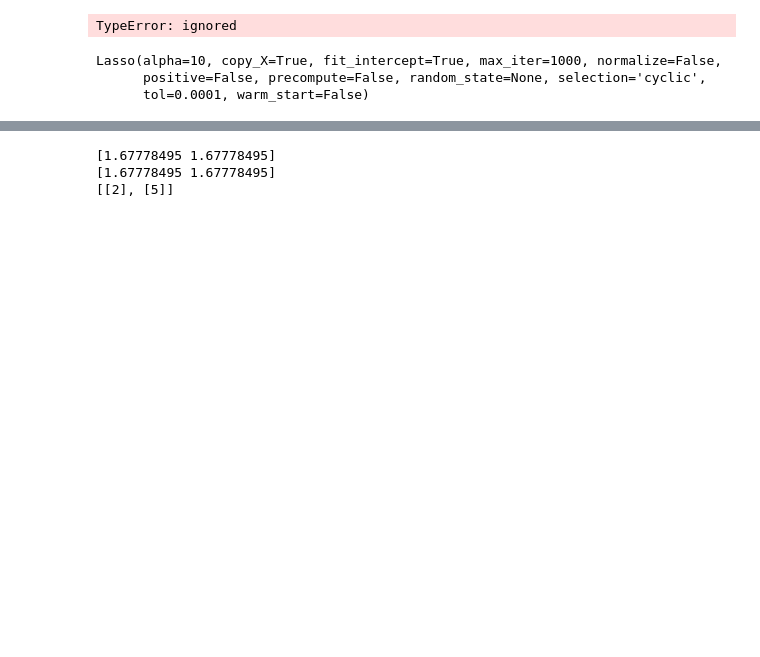
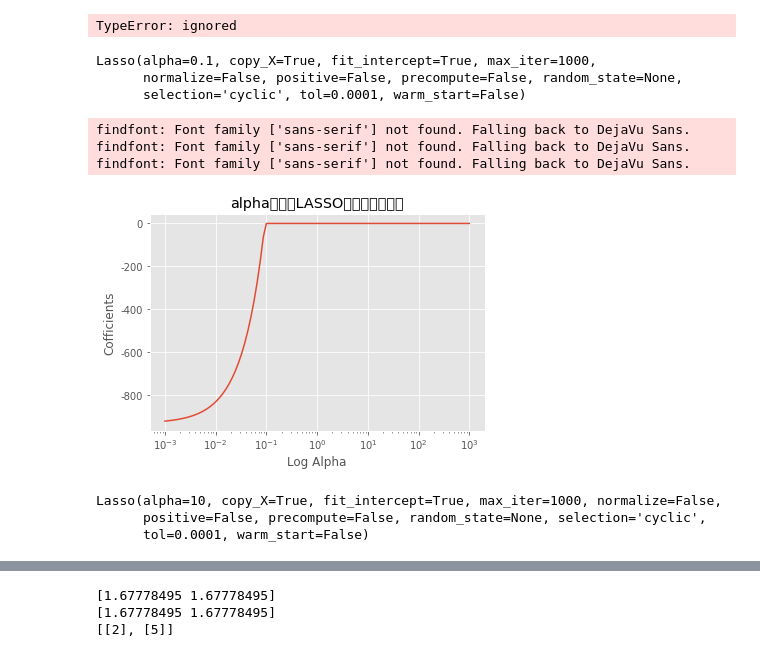
Before and after one commit to liuyunhaozz/Ml-learning, a Jupyter notebook: Linear regression/example-2/lm.ipynb, the cells around one changed output, grey strips where cells are left out. Saved outputs shown, nothing was run; the diff lists cells and outputs as text; code cells hidden in the pictures; blank space fills up the shorter version.

```diff
--- a/Linear regression/example-2/lm.ipynb
+++ b/Linear regression/example-2/lm.ipynb
@@ -151,0 +147,2 @@ Name: y, dtype: float64
+# %%
+X = X*1000
@@ -159,12 +164,46 @@ y = np.log(y)
 TypeError: ignored
 # %%
 lasso1 = Lasso(alpha=0.1)
-lasso1.fit(X, y)
+lasso1.fit(X, Y)
 # lasso2 = Lasso(alpha=1)
 # lasso2.fit(X, y)
 # lasso3 = Lasso(alpha=10)
 # lasso3.fit(X, y)
 # %% [output]
-Lasso(alpha=10, copy_X=True, fit_intercept=True, max_iter=1000, normalize=False,
-      positive=False, precompute=False, random_state=None, selection='cyclic',
-      tol=0.0001, warm_start=False)
+Lasso(alpha=0.1, copy_X=True, fit_intercept=True, max_iter=1000,
+      normalize=False, positive=False, precompute=False, random_state=None,
+      selection='cyclic', tol=0.0001, warm_start=False)
+# %%
+# 通过不确定的alphas值，生成不同的LASSO回归模型
+alphas = 10**np.linspace(-3,3,100)
+lasso_cofficients = []
+
+for alpha in alphas:
+    lasso = Lasso(alpha = alpha, normalize=True, max_iter=10000)
+    lasso.fit(X, Y)
+    lasso_cofficients.append(lasso.coef_)
+
+# 绘制alpha的对数与回归系数的关系# 中文乱码和坐标轴负号的处理
+plt.rcParams['font.sans-serif'] = ['Microsoft YaHei']
+plt.rcParams['axes.unicode_minus'] = False
+# 设置绘图风格
+plt.style.use('ggplot')
+plt.plot(alphas, lasso_cofficients)
+plt.xscale('log')
+plt.axis('tight')
+plt.title('alpha系数与LASSO回归系数的关系')
+plt.xlabel('Log Alpha')
+plt.ylabel('Cofficients')
+plt.show()
+# %% [output]
+findfont: Font family ['sans-serif'] not found. Falling back to DejaVu Sans.
+findfont: Font family ['sans-serif'] not found. Falling back to DejaVu Sans.
+findfont: Font family ['sans-serif'] not found. Falling back to DejaVu Sans.
+[figure, added]
+# %%
+lasso1 = Lasso(alpha=10)
+lasso1.fit(X, Y)
+# %% [output]
+Lasso(alpha=10, copy_X=True, fit_intercept=True, max_iter=1000, normalize=False,
+      positive=False, precompute=False, random_state=None, selection='cyclic',
+      tol=0.0001, warm_start=False)
```
Also changed, not shown: parts of 10 cells of this notebook, 6 other files.
